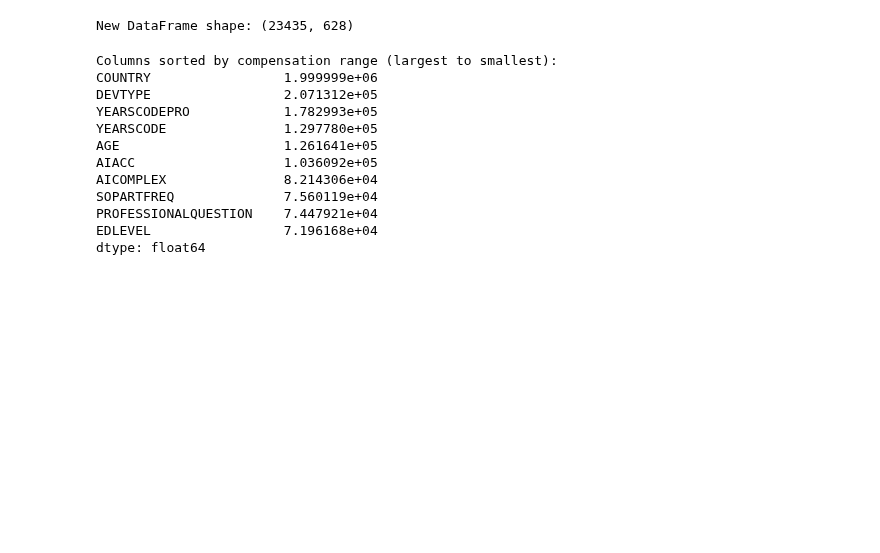
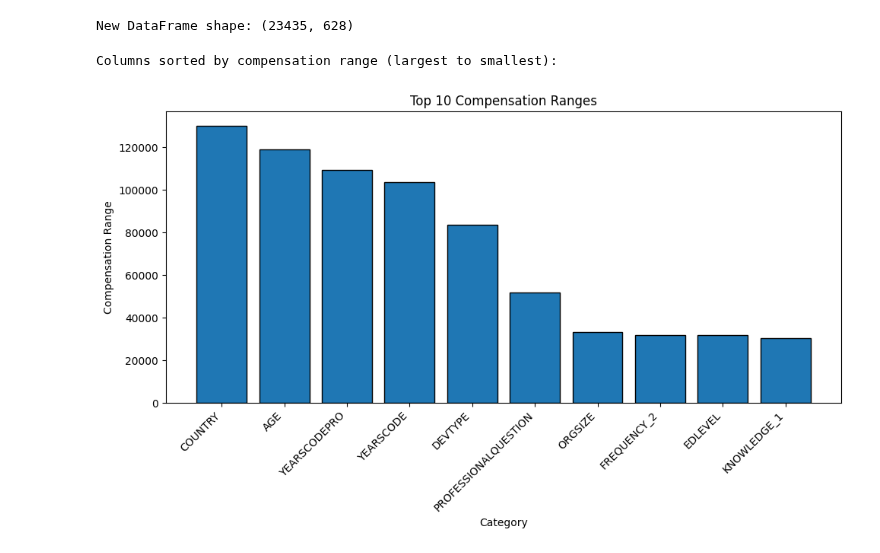
Before and after one commit to adni8025/Stack-Overflow-Developer-Survey-Data-Mining, a Jupyter notebook: thefile.ipynb, the cells around one changed output. Drawn from its saved outputs; the diff is of its cells as text; code cells hidden in the pictures; blank space fills up the shorter version.

```diff
--- a/thefile.ipynb
+++ b/thefile.ipynb
@@ -302,6 +288,18 @@ df_comp = encoded_2024.dropna(subset=['CONVERTEDCOMPYEARLY'])
 print("New DataFrame shape:", df_comp.shape)
 # %% [output]
 New DataFrame shape: (23435, 628)
+# %%
+# Calculate Q1 (25th percentile) and Q3 (75th percentile)
+Q1 = df_comp['CONVERTEDCOMPYEARLY'].quantile(0.25)
+Q3 = df_comp['CONVERTEDCOMPYEARLY'].quantile(0.75)
+IQR = Q3 - Q1
+
+# Define the lower and upper bounds
+lower_bound = Q1 - 1.5 * IQR
+upper_bound = Q3 + 1.5 * IQR
+
+# Filter out the outliers
+df_comp = df_comp[(df_comp['CONVERTEDCOMPYEARLY'] >= lower_bound) & (df_comp['CONVERTEDCOMPYEARLY'] <= upper_bound)]
 # %%
 import pandas as pd
 
@@ -324,17 +322,20 @@ for col in df_comp.columns:
 # Convert the dictionary to a pandas Series and sort by the range in descending order
 range_series = pd.Series(range_dict).sort_values(ascending=False)
 print("Columns sorted by compensation range (largest to smallest):")
-print(range_series[:10])
 # %% [output]
 Columns sorted by compensation range (largest to smallest):
-COUNTRY                 1.999999e+06
-DEVTYPE                 2.071312e+05
-YEARSCODEPRO            1.782993e+05
-YEARSCODE               1.297780e+05
-AGE                     1.261641e+05
-AIACC                   1.036092e+05
-AICOMPLEX               8.214306e+04
-SOPARTFREQ              7.560119e+04
-PROFESSIONALQUESTION    7.447921e+04
-EDLEVEL                 7.196168e+04
-dtype: float64
+# %%
+import matplotlib.pyplot as plt
+
+top_10 = range_series.head(10)
+
+plt.figure(figsize=(10, 6))
+plt.bar(top_10.index, top_10.values, edgecolor='black')
+plt.title("Top 10 Compensation Ranges")
+plt.xlabel("Category")
+plt.ylabel("Compensation Range")
+plt.xticks(rotation=45, ha='right')
+plt.tight_layout()
+plt.show()
+# %% [output]
+[figure, added]
```
Also changed, not shown: parts of 3 cells of this notebook.
